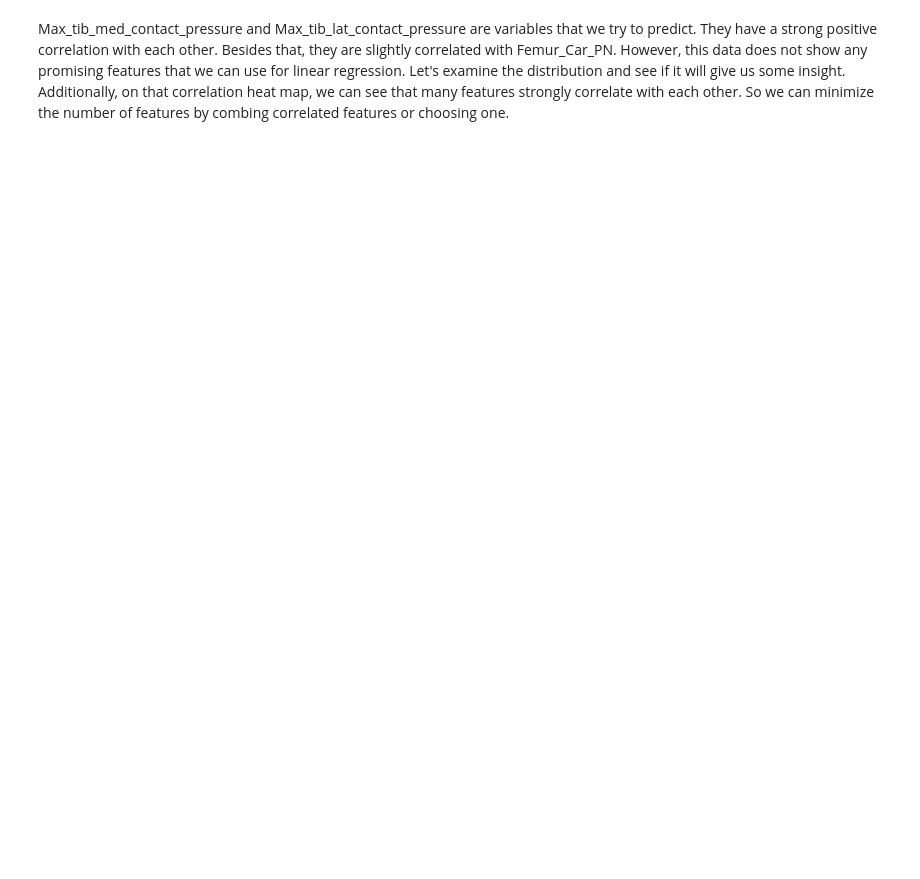
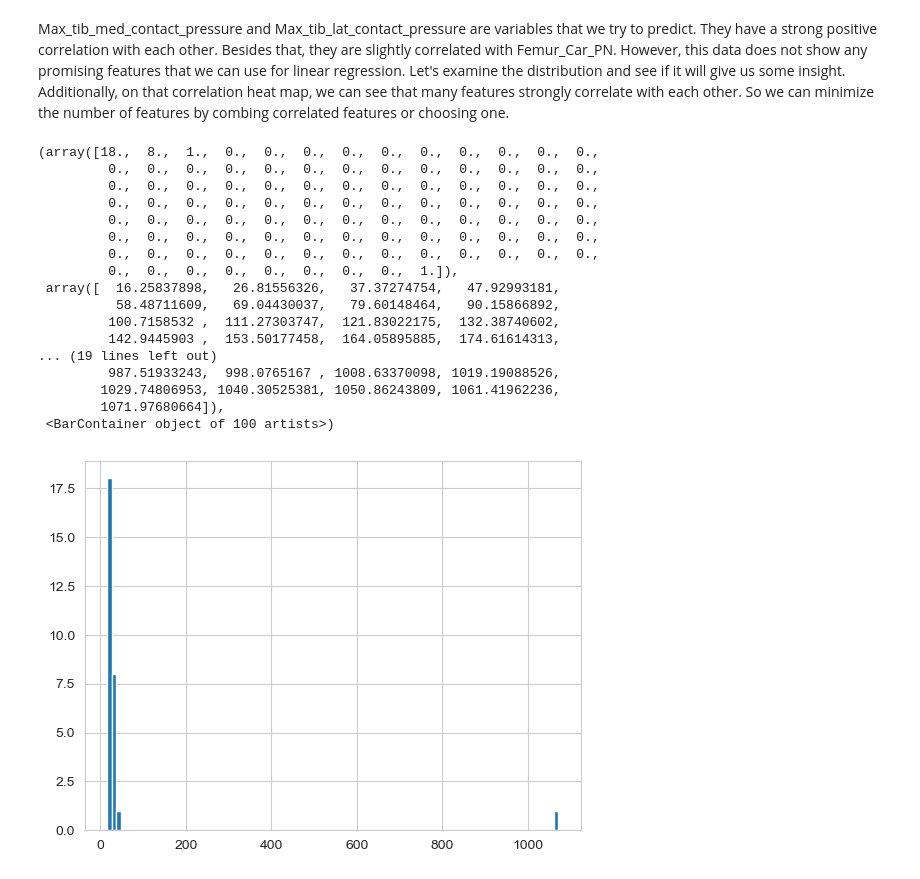
Before and after one commit to cs481-ekh/f22-ai-cbl, a Jupyter notebook: notebooks/features_evaluation.ipynb, the cells around one changed output. Drawn from its saved outputs; the diff is of its cells as text; code cells hidden in the pictures; blank space fills up the shorter version.

```diff
--- a/notebooks/features_evaluation.ipynb
+++ b/notebooks/features_evaluation.ipynb
@@ -78,0 +62,21 @@ Additionally, on that correlation heat map, we can see that many features strong
+# %%
+plt.hist(result['Max_tib_med_contact_pressure'], bins = 100)
+# %% [output]
+(array([18.,  8.,  1.,  0.,  0.,  0.,  0.,  0.,  0.,  0.,  0.,  0.,  0.,
+         0.,  0.,  0.,  0.,  0.,  0.,  0.,  0.,  0.,  0.,  0.,  0.,  0.,
+         0.,  0.,  0.,  0.,  0.,  0.,  0.,  0.,  0.,  0.,  0.,  0.,  0.,
+         0.,  0.,  0.,  0.,  0.,  0.,  0.,  0.,  0.,  0.,  0.,  0.,  0.,
+         0.,  0.,  0.,  0.,  0.,  0.,  0.,  0.,  0.,  0.,  0.,  0.,  0.,
+         0.,  0.,  0.,  0.,  0.,  0.,  0.,  0.,  0.,  0.,  0.,  0.,  0.,
+         0.,  0.,  0.,  0.,  0.,  0.,  0.,  0.,  0.,  0.,  0.,  0.,  0.,
+         0.,  0.,  0.,  0.,  0.,  0.,  0.,  0.,  1.]),
+ array([  16.25837898,   26.81556326,   37.37274754,   47.92993181,
+          58.48711609,   69.04430037,   79.60148464,   90.15866892,
+         100.7158532 ,  111.27303747,  121.83022175,  132.38740602,
+         142.9445903 ,  153.50177458,  164.05895885,  174.61614313,
+... (19 lines left out)
+         987.51933243,  998.0765167 , 1008.63370098, 1019.19088526,
+        1029.74806953, 1040.30525381, 1050.86243809, 1061.41962236,
+        1071.97680664]),
+ <BarContainer object of 100 artists>)
+[figure, added]
```
Also changed, not shown: parts of 8 cells of this notebook, 1 other file.
